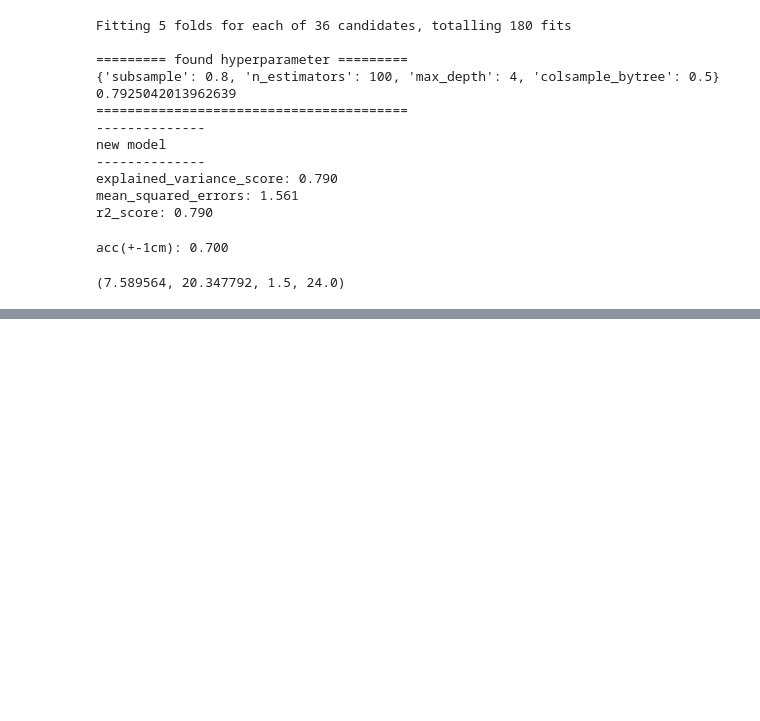
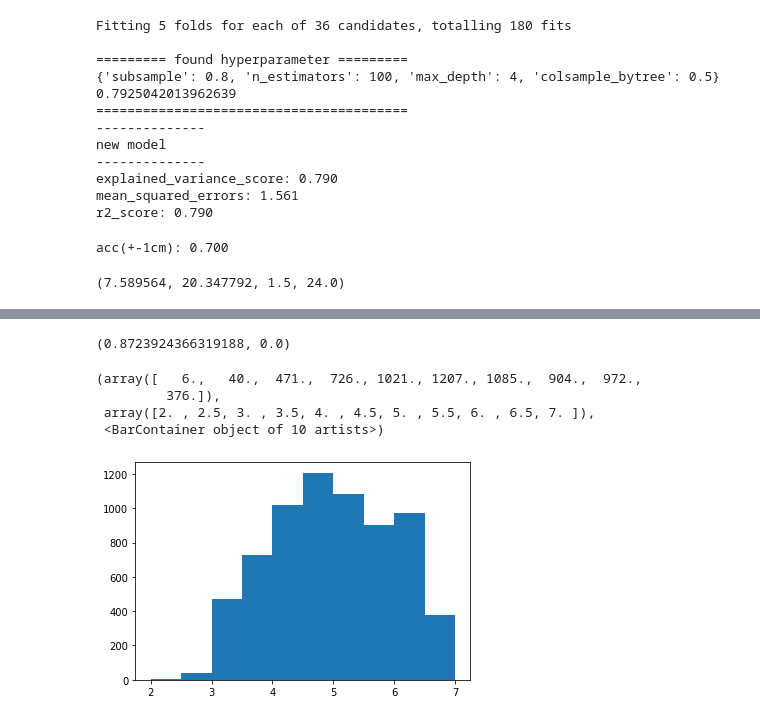
Before and after one commit to Hyeonsik/ETT, a Jupyter notebook: DRAFT.ipynb, the cells around one changed output, grey strips where cells are left out. Cells and saved outputs as stored; diff of their text form; code cells hidden in the pictures; blank space fills up the shorter version.

```diff
--- a/DRAFT.ipynb
+++ b/DRAFT.ipynb
@@ -1365,0 +1734,15 @@ print(f'x_train: {(x_train).shape}, x_test: {x_test.shape}')
+# %%
+import scipy.stats as stats
+
+rho, pval = stats.pearsonr(x_test[:,0], y_test)
+rho, pval
+# %% [output]
+(0.8723924366319188, 0.0)
+# %%
+plt.hist(y_test)
+# %% [output]
+(array([   6.,   40.,  471.,  726., 1021., 1207., 1085.,  904.,  972.,
+         376.]),
+ array([2. , 2.5, 3. , 3.5, 4. , 4.5, 5. , 5.5, 6. , 6.5, 7. ]),
+ <BarContainer object of 10 artists>)
+[figure, added]
```
Also changed, not shown: parts of 28 cells of this notebook, 5 other files.
